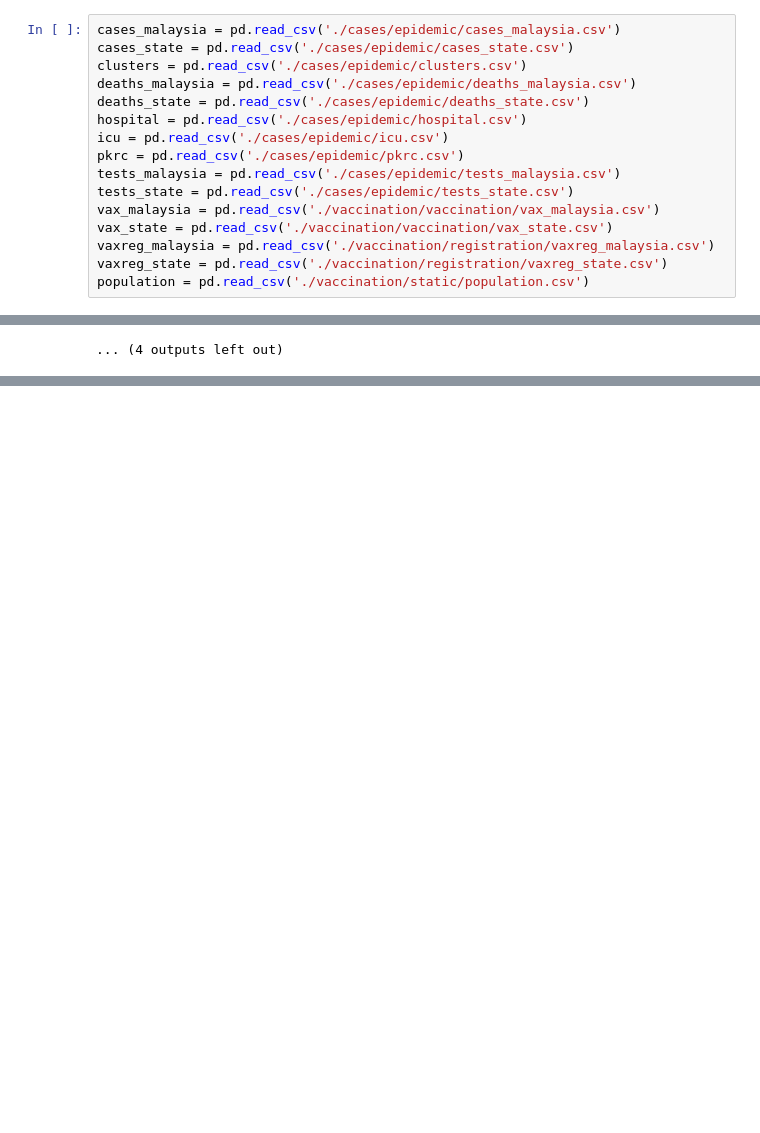
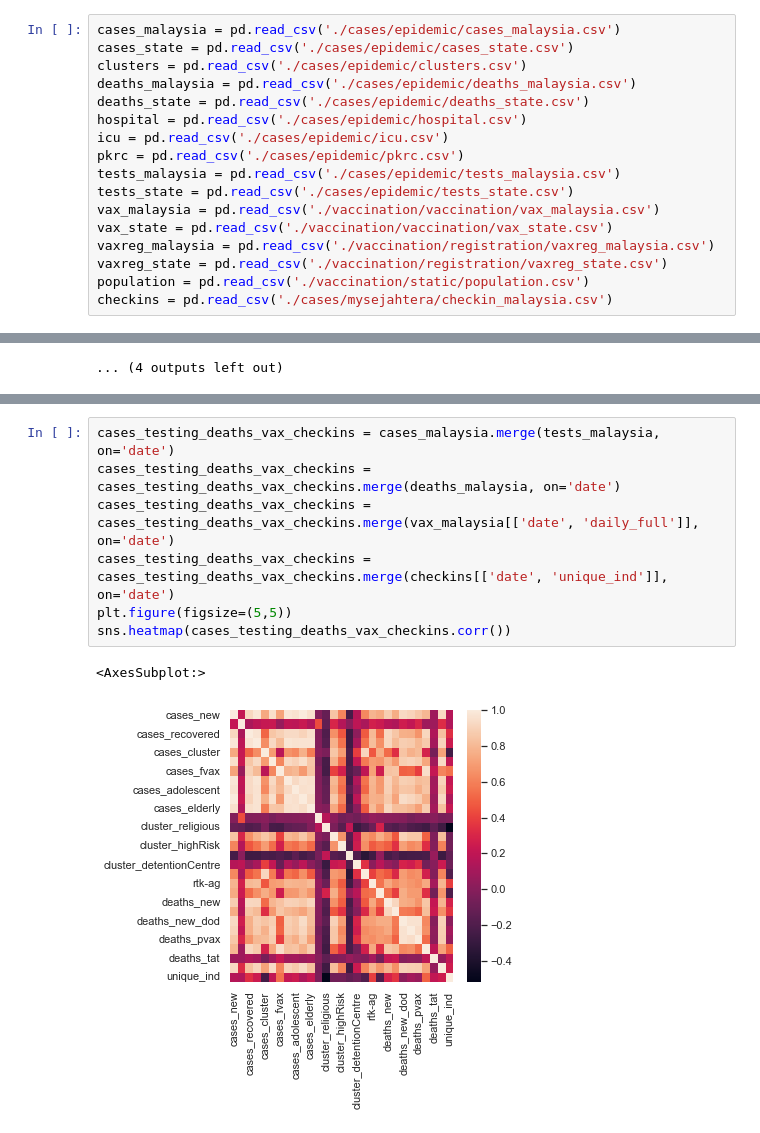
Before and after one commit to sidharrth2002/covid-streamlit-2, a Jupyter notebook: exploration.ipynb, the cells around one changed output, grey strips where cells are left out. Saved outputs shown, nothing was run; the diff lists cells and outputs as text; blank space fills up the shorter version.

Commit message:
classify daily individual checkins

```diff
--- a/exploration.ipynb
+++ b/exploration.ipynb
@@ -66,6 +46,7 @@ vax_state = pd.read_csv('./vaccination/vaccination/vax_state.csv')
 vaxreg_malaysia = pd.read_csv('./vaccination/registration/vaxreg_malaysia.csv')
 vaxreg_state = pd.read_csv('./vaccination/registration/vaxreg_state.csv')
 population = pd.read_csv('./vaccination/static/population.csv')
+checkins = pd.read_csv('./cases/mysejahtera/checkin_malaysia.csv')
 # %% [markdown]
 ## EDA and Pre-processing
 1. Restructure dataset format by melting/pivot table
@@ -2141,0 +2167,10 @@ for i in states:
+# %%
+cases_testing_deaths_vax_checkins = cases_malaysia.merge(tests_malaysia, on='date')
+cases_testing_deaths_vax_checkins = cases_testing_deaths_vax_checkins.merge(deaths_malaysia, on='date')
+cases_testing_deaths_vax_checkins = cases_testing_deaths_vax_checkins.merge(vax_malaysia[['date', 'daily_full']], on='date')
+cases_testing_deaths_vax_checkins = cases_testing_deaths_vax_checkins.merge(checkins[['date', 'unique_ind']], on='date')
+plt.figure(figsize=(5,5))
+sns.heatmap(cases_testing_deaths_vax_checkins.corr())
+# %% [output]
+<AxesSubplot:>
+[figure, added]
```
Also changed, not shown: parts of 17 cells of this notebook.
